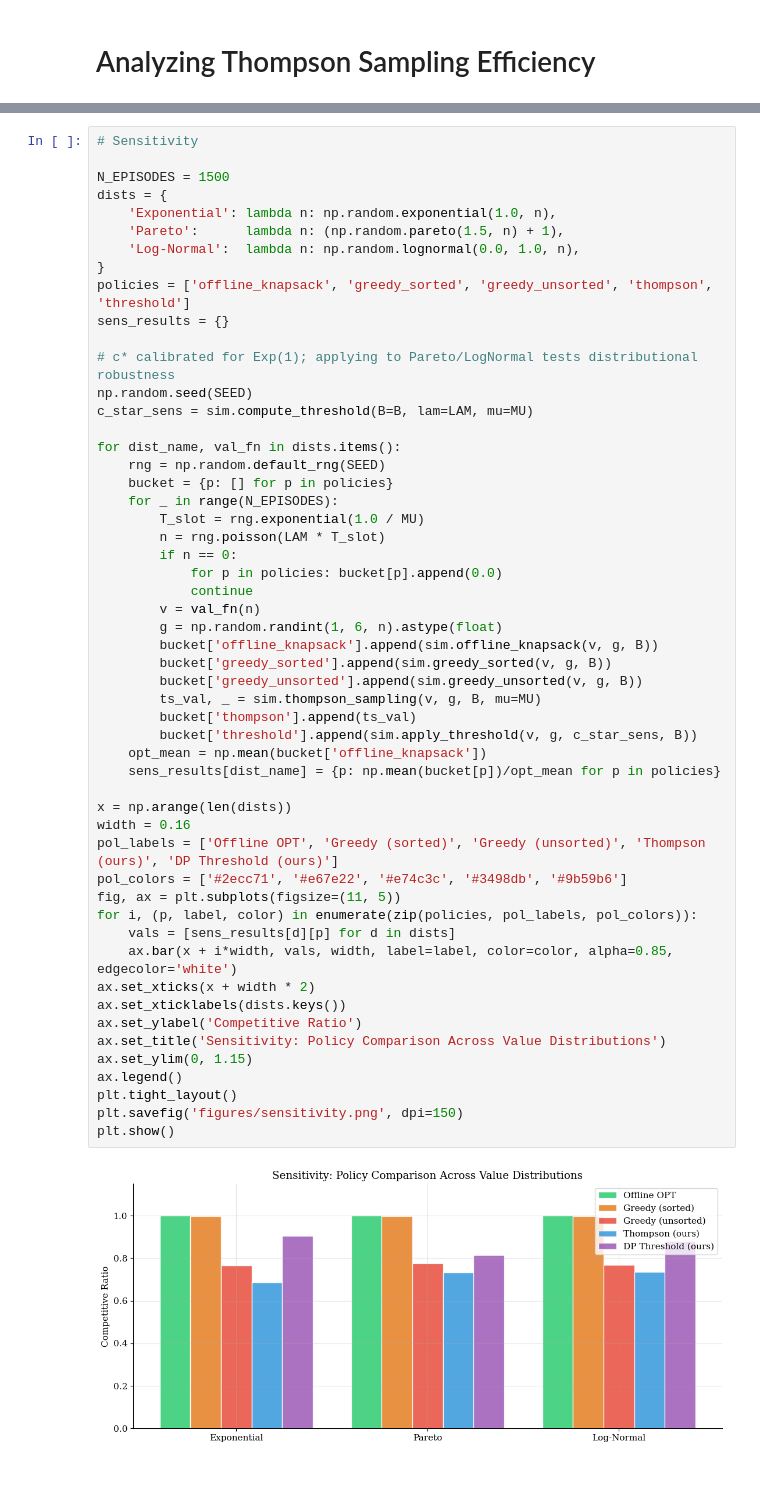
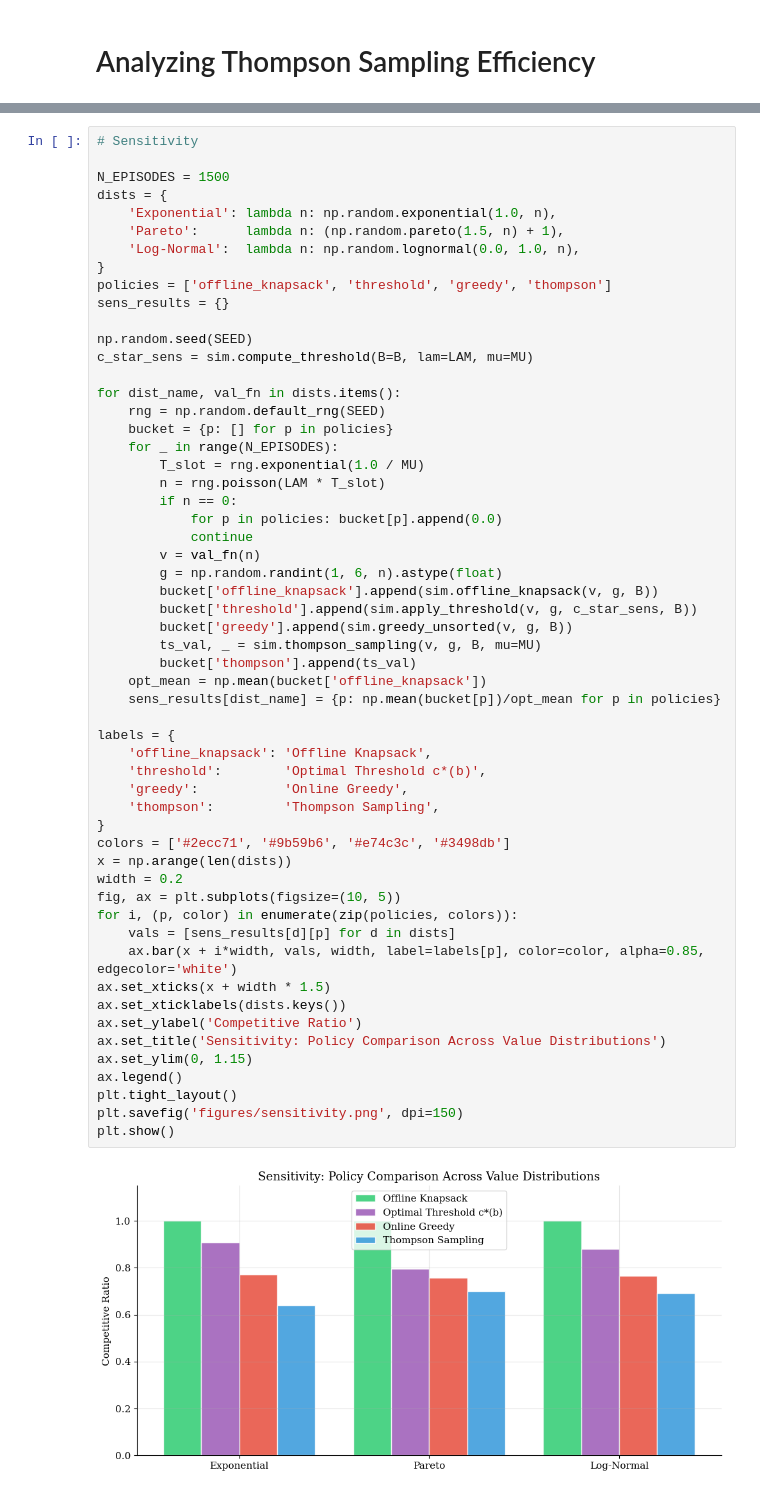
Before and after one commit to beepboopdylan/optimal-block-sealing, a Jupyter notebook: analysis.ipynb, the cells around one changed output, grey strips where cells are left out. Drawn from its saved outputs; the diff is of its cells as text.

```diff
--- a/analysis.ipynb
+++ b/analysis.ipynb
@@ -269,49 +269,52 @@ dists = {
     'Pareto':      lambda n: (np.random.pareto(1.5, n) + 1),
     'Log-Normal':  lambda n: np.random.lognormal(0.0, 1.0, n),
 }
-policies = ['offline_knapsack', 'greedy_sorted', 'greedy_unsorted', 'thompson', 'threshold']
+policies = ['offline_knapsack', 'threshold', 'greedy', 'thompson']
 sens_results = {}
 
-# c* calibrated for Exp(1); applying to Pareto/LogNormal tests distributional robustness
 np.random.seed(SEED)
 c_star_sens = sim.compute_threshold(B=B, lam=LAM, mu=MU)
 
 for dist_name, val_fn in dists.items():
     rng = np.random.default_rng(SEED)
     bucket = {p: [] for p in policies}
     for _ in range(N_EPISODES):
         T_slot = rng.exponential(1.0 / MU)
         n = rng.poisson(LAM * T_slot)
         if n == 0:
             for p in policies: bucket[p].append(0.0)
             continue
         v = val_fn(n)
         g = np.random.randint(1, 6, n).astype(float)
         bucket['offline_knapsack'].append(sim.offline_knapsack(v, g, B))
-        bucket['greedy_sorted'].append(sim.greedy_sorted(v, g, B))
-        bucket['greedy_unsorted'].append(sim.greedy_unsorted(v, g, B))
+        bucket['threshold'].append(sim.apply_threshold(v, g, c_star_sens, B))
+        bucket['greedy'].append(sim.greedy_unsorted(v, g, B))
         ts_val, _ = sim.thompson_sampling(v, g, B, mu=MU)
         bucket['thompson'].append(ts_val)
-        bucket['threshold'].append(sim.apply_threshold(v, g, c_star_sens, B))
     opt_mean = np.mean(bucket['offline_knapsack'])
     sens_results[dist_name] = {p: np.mean(bucket[p])/opt_mean for p in policies}
 
+labels = {
+    'offline_knapsack': 'Offline Knapsack',
+    'threshold':        'Optimal Threshold c*(b)',
+    'greedy':           'Online Greedy',
+    'thompson':         'Thompson Sampling',
+}
+colors = ['#2ecc71', '#9b59b6', '#e74c3c', '#3498db']
 x = np.arange(len(dists))
-width = 0.16
-pol_labels = ['Offline OPT', 'Greedy (sorted)', 'Greedy (unsorted)', 'Thompson (ours)', 'DP Threshold (ours)']
-pol_colors = ['#2ecc71', '#e67e22', '#e74c3c', '#3498db', '#9b59b6']
-fig, ax = plt.subplots(figsize=(11, 5))
-for i, (p, label, color) in enumerate(zip(policies, pol_labels, pol_colors)):
+width = 0.2
+fig, ax = plt.subplots(figsize=(10, 5))
+for i, (p, color) in enumerate(zip(policies, colors)):
     vals = [sens_results[d][p] for d in dists]
-    ax.bar(x + i*width, vals, width, label=label, color=color, alpha=0.85, edgecolor='white')
-ax.set_xticks(x + width * 2)
+    ax.bar(x + i*width, vals, width, label=labels[p], color=color, alpha=0.85, edgecolor='white')
+ax.set_xticks(x + width * 1.5)
 ax.set_xticklabels(dists.keys())
 ax.set_ylabel('Competitive Ratio')
 ax.set_title('Sensitivity: Policy Comparison Across Value Distributions')
 ax.set_ylim(0, 1.15)
 ax.legend()
 plt.tight_layout()
 plt.savefig('figures/sensitivity.png', dpi=150)
 plt.show()
 # %% [output]
-[figure, old version]
+[figure, new version]
```
Also changed, not shown: parts of 5 cells of this notebook, 1 other file.
